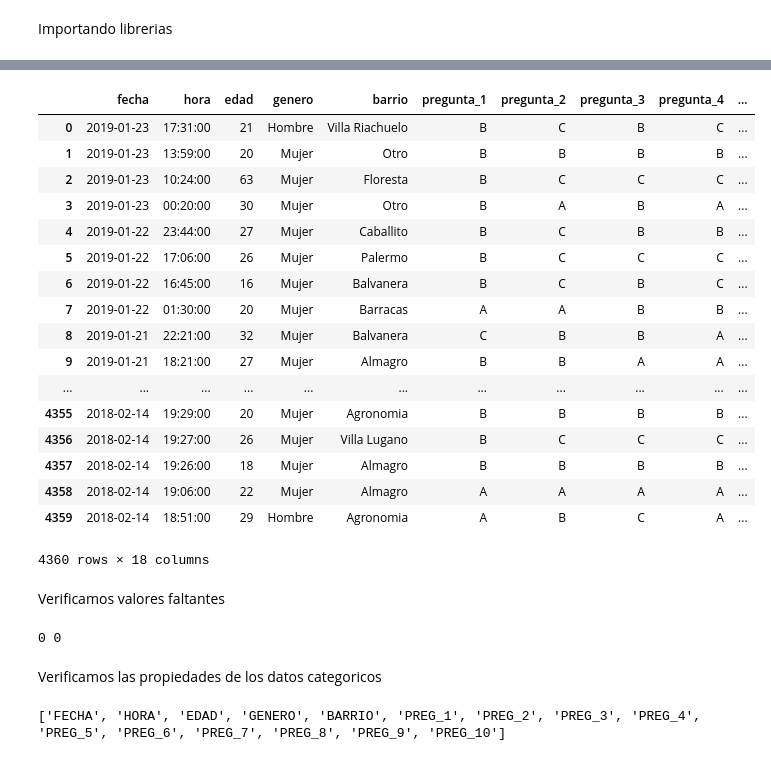
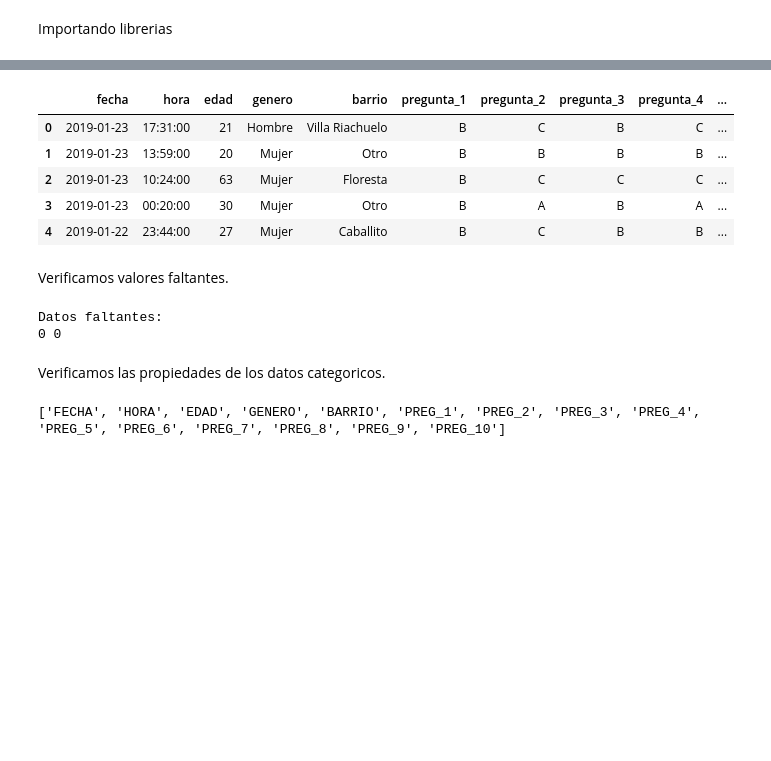
Before and after one commit to Villamaru/test_noviazgo, a Jupyter notebook: Analisis exploratorio.ipynb, the cells around one changed output, grey strips where cells are left out. Cells and saved outputs as stored; diff of their text form; code cells hidden in the pictures; blank space fills up the shorter version.

```diff
--- a/Analisis exploratorio.ipynb
+++ b/Analisis exploratorio.ipynb
@@ -41,32 +40,22 @@ datos_17
 # %%
-datos_18
+datos_18.head(5)
 # %% [output]
 |  | fecha | hora | edad | genero | barrio | pregunta_1 | pregunta_2 | pregunta_3 | pregunta_4 | ... |
 | 0 | 2019-01-23 | 17:31:00 | 21 | Hombre | Villa Riachuelo | B | C | B | C | ... |
 | 1 | 2019-01-23 | 13:59:00 | 20 | Mujer | Otro | B | B | B | B | ... |
 | 2 | 2019-01-23 | 10:24:00 | 63 | Mujer | Floresta | B | C | C | C | ... |
 | 3 | 2019-01-23 | 00:20:00 | 30 | Mujer | Otro | B | A | B | A | ... |
 | 4 | 2019-01-22 | 23:44:00 | 27 | Mujer | Caballito | B | C | B | B | ... |
-| 5 | 2019-01-22 | 17:06:00 | 26 | Mujer | Palermo | B | C | C | C | ... |
-| 6 | 2019-01-22 | 16:45:00 | 16 | Mujer | Balvanera | B | C | B | C | ... |
-| 7 | 2019-01-22 | 01:30:00 | 20 | Mujer | Barracas | A | A | B | B | ... |
-| 8 | 2019-01-21 | 22:21:00 | 32 | Mujer | Balvanera | C | B | B | A | ... |
-| 9 | 2019-01-21 | 18:21:00 | 27 | Mujer | Almagro | B | B | A | A | ... |
-| ... | ... | ... | ... | ... | ... | ... | ... | ... | ... | ... |
-| 4355 | 2018-02-14 | 19:29:00 | 20 | Mujer | Agronomia | B | B | B | B | ... |
-| 4356 | 2018-02-14 | 19:27:00 | 26 | Mujer | Villa Lugano | B | C | C | C | ... |
-| 4357 | 2018-02-14 | 19:26:00 | 18 | Mujer | Almagro | B | B | B | B | ... |
-| 4358 | 2018-02-14 | 19:06:00 | 22 | Mujer | Almagro | A | A | A | A | ... |
-| 4359 | 2018-02-14 | 18:51:00 | 29 | Hombre | Agronomia | A | B | C | A | ... |
-4360 rows × 18 columns
 # %% [markdown]
-Verificamos valores faltantes
+Verificamos valores faltantes.
 # %%
+print("Datos faltantes:")
 print(datos_17.isna().sum().sum(),datos_18.isna().sum().sum())
 # %% [output]
+Datos faltantes:
 0 0
 # %% [markdown]
-Verificamos las propiedades de los datos categoricos
+Verificamos las propiedades de los datos categoricos.
 # %%
 print(list(datos_17.columns))
 # %% [output]
```
Also changed, not shown: parts of 14 cells of this notebook, 3 other files.
